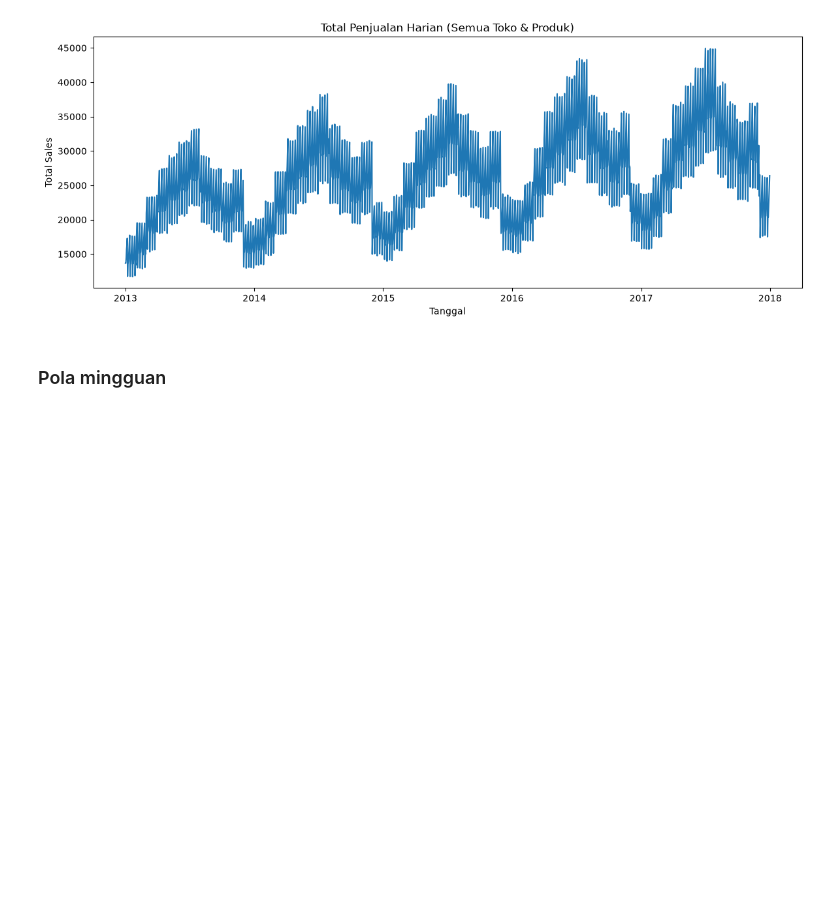
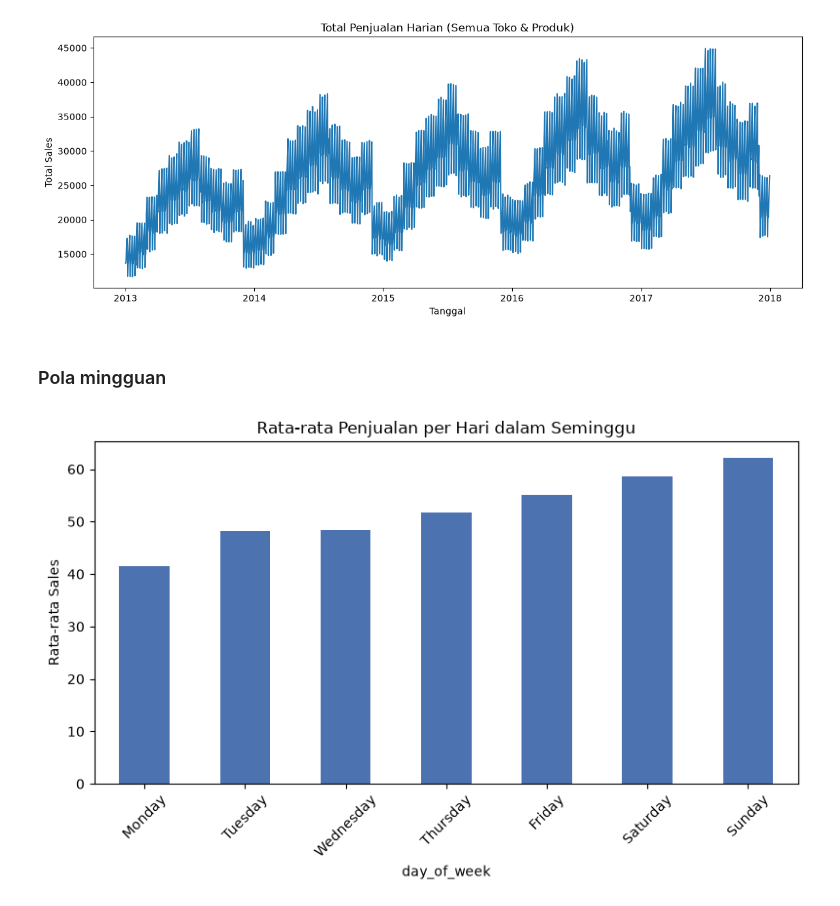
Before and after one commit to NatanaelAlbert22/retail-demand-forecasting, a Jupyter notebook: notebooks/01_eda_timeseries.ipynb, the cells around one changed output. Drawn from its saved outputs; the diff is of its cells as text; code cells hidden in the pictures; blank space fills up the shorter version.

```diff
--- a/notebooks/01_eda_timeseries.ipynb
+++ b/notebooks/01_eda_timeseries.ipynb
@@ -38,3 +38,19 @@ plt.show()
 [figure]
 # %% [markdown]
 ### Pola mingguan
+# %%
+df["day_of_week"] = df["date"].dt.day_name()
+weekly_pattern = df.groupby("day_of_week")["sales"].mean().reindex(
+    ["Monday", "Tuesday", "Wednesday", "Thursday", "Friday", "Saturday", "Sunday"]
+)
+
+plt.figure(figsize=(8, 5))
+weekly_pattern.plot(kind="bar", color="#4C72B0")
+plt.title("Rata-rata Penjualan per Hari dalam Seminggu")
+plt.ylabel("Rata-rata Sales")
+plt.xticks(rotation=45)
+plt.tight_layout()
+plt.savefig("../reports/weekly_pattern.png", dpi=150)
+plt.show()
+# %% [output]
+[figure, added]
```
Also changed, not shown: parts of 2 cells of this notebook, 1 other file.
